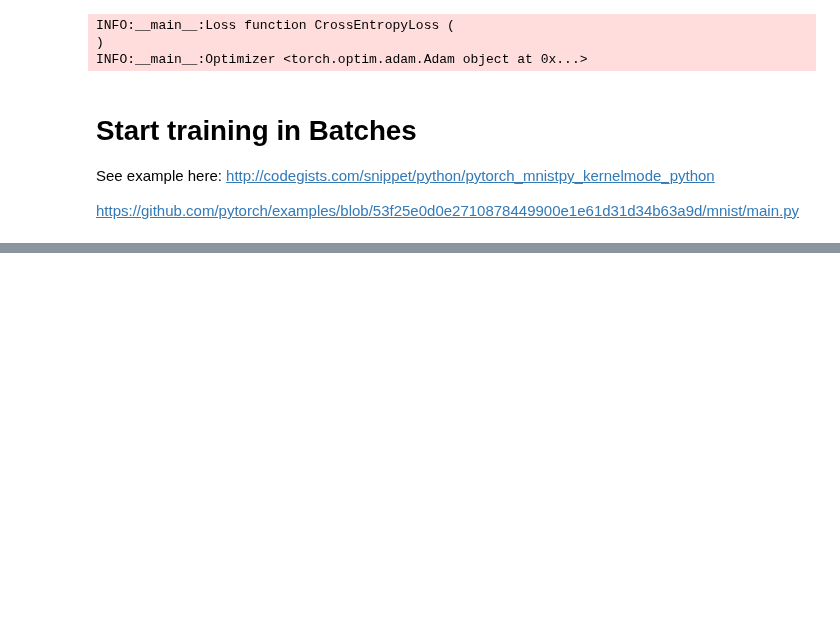
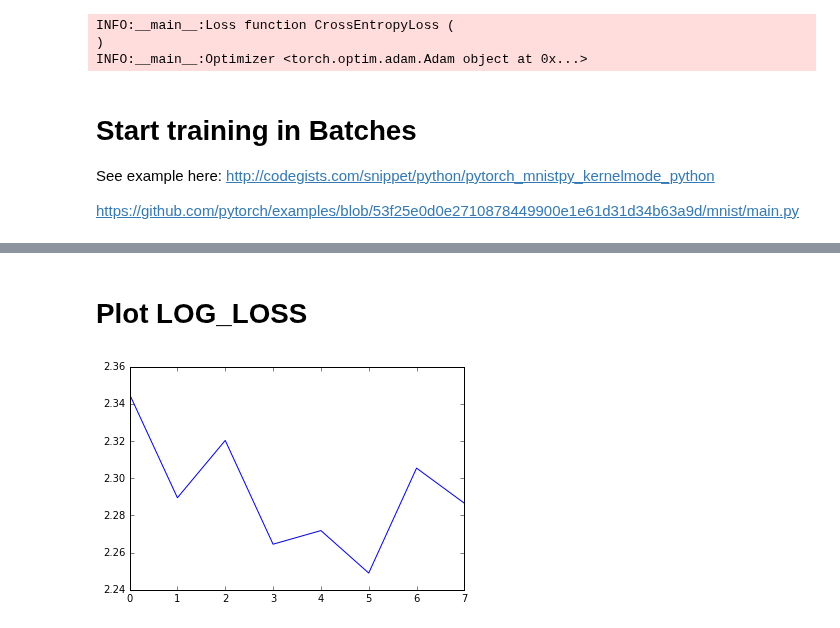
Before and after one commit to sunghoonyang/Deep-Learning-Boot-Camp, a Jupyter notebook: day 02 PyTORCH and PyCUDA/PyTorch/21-PyTorch-CIFAR-10-Custom-data-loader-from-scratch.ipynb, the cells around one changed output, grey strips where cells are left out. Drawn from its saved outputs; the diff is of its cells as text; code cells hidden in the pictures; blank space fills up the shorter version.

```diff
--- a/day 02 PyTORCH and PyCUDA/PyTorch/21-PyTorch-CIFAR-10-Custom-data-loader-from-scratch.ipynb
+++ b/day 02 PyTORCH and PyCUDA/PyTorch/21-PyTorch-CIFAR-10-Custom-data-loader-from-scratch.ipynb
@@ -420,8 +448,11 @@ import torch.optim as optim
 from torchvision import datasets, transforms
 from torch.autograd import Variable
 
+
 loss_history = []
+loss_history_2 = []
 acc_history = []
+running_loss = 0.0
 
 def train(epoch):
     model.train()
@@ -453,14 +484,14 @@ def train(epoch):
             running_loss = 0.0
 
         if batch_idx % 3000 == 0:
-            loss_history.append(loss.data[0])
+            loss_history_2.append(loss.data[0])
             lgr.info('Train Epoch: {} [{}/{} ({:.0f}%)]\tLoss: {:.6f}'.format(
             epoch, batch_idx * len(data), len(train_loader.dataset),
             100. * batch_idx / len(train_loader), loss.data[0]))
 
 start_time = time.time()
 
-for epoch in range(1, 30):
+for epoch in range(1, N_EPOCHS):
     print("Epoch %d" % epoch)
     train(epoch)
     print('Finished Training epoch:' + str(epoch))
@@ -478,0 +520,9 @@ INFO:__main__:Train Epoch: 1 [12000/44500 (27%)]        Loss: 2.438958
+# %% [markdown]
+# Plot LOG_LOSS
+# %%
+%matplotlib inline
+import matplotlib.pyplot as plt
+plt.plot(loss_history_2)
+plt.show()
+# %% [output]
+[figure, added]
```
Also changed, not shown: parts of 24 cells of this notebook, 1 other file.
